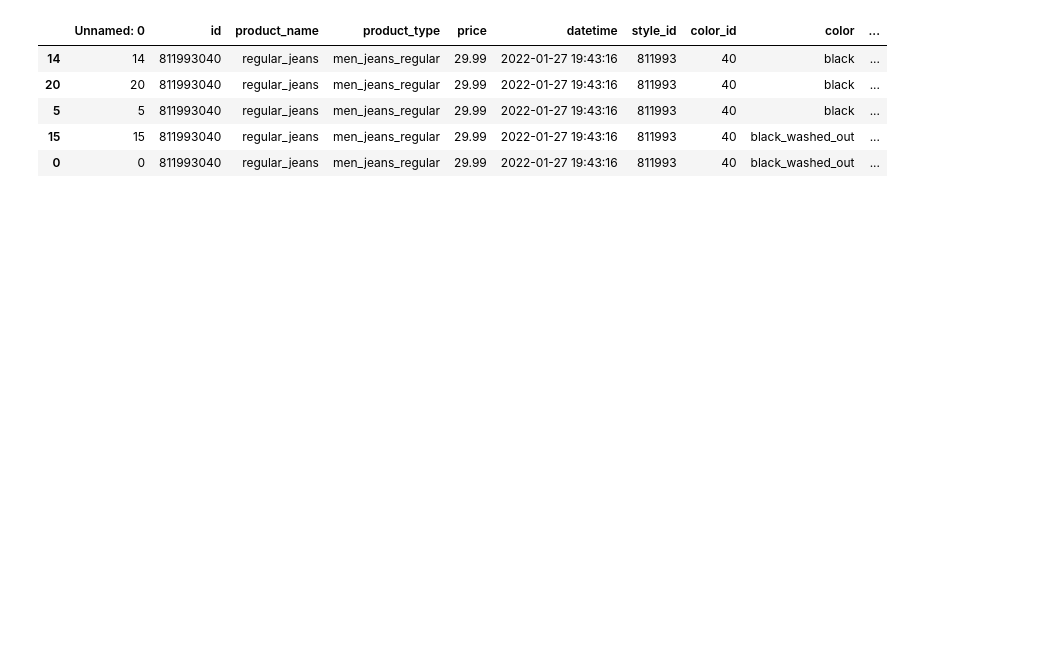
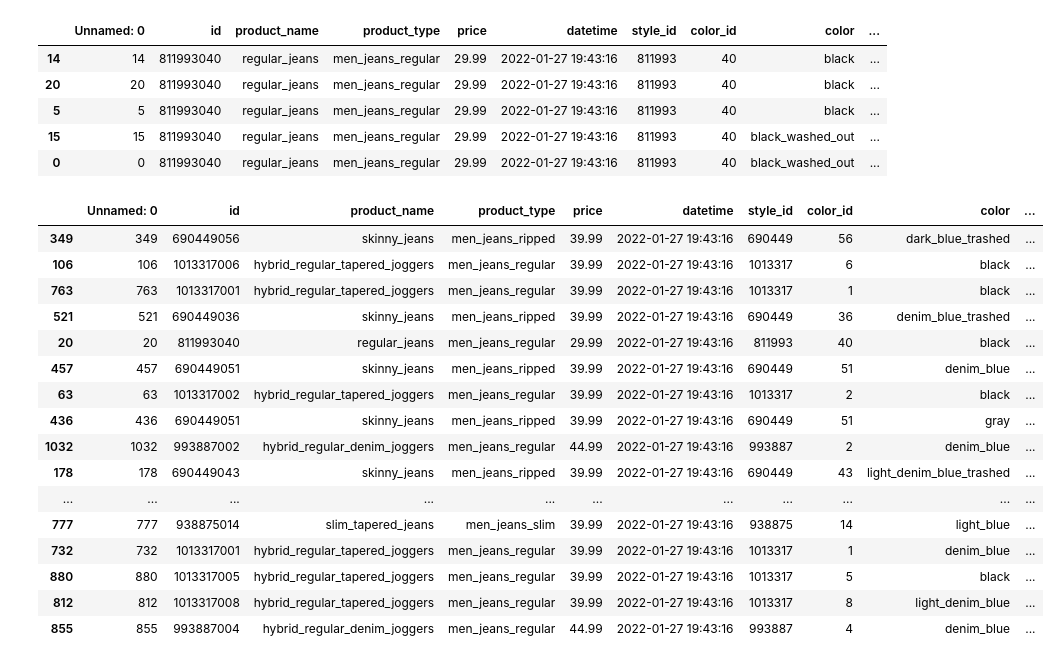
Before and after one commit to lucasquemelli/ds_ao_dev, a Jupyter notebook: banco_de_dados.ipynb, the cells around one changed output. Saved outputs shown, nothing was run; the diff lists cells and outputs as text; code cells hidden in the pictures; blank space fills up the shorter version.

```diff
--- a/banco_de_dados.ipynb
+++ b/banco_de_dados.ipynb
@@ -124,3 +129,23 @@ data_aux.head()
 | 5 | 5 | 811993040 | regular_jeans | men_jeans_regular | 29.99 | 2022-01-27 19:43:16 | 811993 | 40 | black | ... |
 | 15 | 15 | 811993040 | regular_jeans | men_jeans_regular | 29.99 | 2022-01-27 19:43:16 | 811993 | 40 | black_washed_out | ... |
 | 0 | 0 | 811993040 | regular_jeans | men_jeans_regular | 29.99 | 2022-01-27 19:43:16 | 811993 | 40 | black_washed_out | ... |
+# %%
+data_clean.sample(33)
+# %% [output]
+|  | Unnamed: 0 | id | product_name | product_type | price | datetime | style_id | color_id | color | ... |
+| 349 | 349 | 690449056 | skinny_jeans | men_jeans_ripped | 39.99 | 2022-01-27 19:43:16 | 690449 | 56 | dark_blue_trashed | ... |
+| 106 | 106 | 1013317006 | hybrid_regular_tapered_joggers | men_jeans_regular | 39.99 | 2022-01-27 19:43:16 | 1013317 | 6 | black | ... |
+| 763 | 763 | 1013317001 | hybrid_regular_tapered_joggers | men_jeans_regular | 39.99 | 2022-01-27 19:43:16 | 1013317 | 1 | black | ... |
+| 521 | 521 | 690449036 | skinny_jeans | men_jeans_ripped | 39.99 | 2022-01-27 19:43:16 | 690449 | 36 | denim_blue_trashed | ... |
+| 20 | 20 | 811993040 | regular_jeans | men_jeans_regular | 29.99 | 2022-01-27 19:43:16 | 811993 | 40 | black | ... |
+| 457 | 457 | 690449051 | skinny_jeans | men_jeans_ripped | 39.99 | 2022-01-27 19:43:16 | 690449 | 51 | denim_blue | ... |
+| 63 | 63 | 1013317002 | hybrid_regular_tapered_joggers | men_jeans_regular | 39.99 | 2022-01-27 19:43:16 | 1013317 | 2 | black | ... |
+| 436 | 436 | 690449051 | skinny_jeans | men_jeans_ripped | 39.99 | 2022-01-27 19:43:16 | 690449 | 51 | gray | ... |
+| 1032 | 1032 | 993887002 | hybrid_regular_denim_joggers | men_jeans_regular | 44.99 | 2022-01-27 19:43:16 | 993887 | 2 | denim_blue | ... |
+| 178 | 178 | 690449043 | skinny_jeans | men_jeans_ripped | 39.99 | 2022-01-27 19:43:16 | 690449 | 43 | light_denim_blue_trashed | ... |
+| ... | ... | ... | ... | ... | ... | ... | ... | ... | ... | ... |
+| 777 | 777 | 938875014 | slim_tapered_jeans | men_jeans_slim | 39.99 | 2022-01-27 19:43:16 | 938875 | 14 | light_blue | ... |
+| 732 | 732 | 1013317001 | hybrid_regular_tapered_joggers | men_jeans_regular | 39.99 | 2022-01-27 19:43:16 | 1013317 | 1 | denim_blue | ... |
+| 880 | 880 | 1013317005 | hybrid_regular_tapered_joggers | men_jeans_regular | 39.99 | 2022-01-27 19:43:16 | 1013317 | 5 | black | ... |
+| 812 | 812 | 1013317008 | hybrid_regular_tapered_joggers | men_jeans_regular | 39.99 | 2022-01-27 19:43:16 | 1013317 | 8 | light_denim_blue | ... |
+| 855 | 855 | 993887004 | hybrid_regular_denim_joggers | men_jeans_regular | 44.99 | 2022-01-27 19:43:16 | 993887 | 4 | denim_blue | ... |
```
Also changed, not shown: parts of 4 cells of this notebook.
